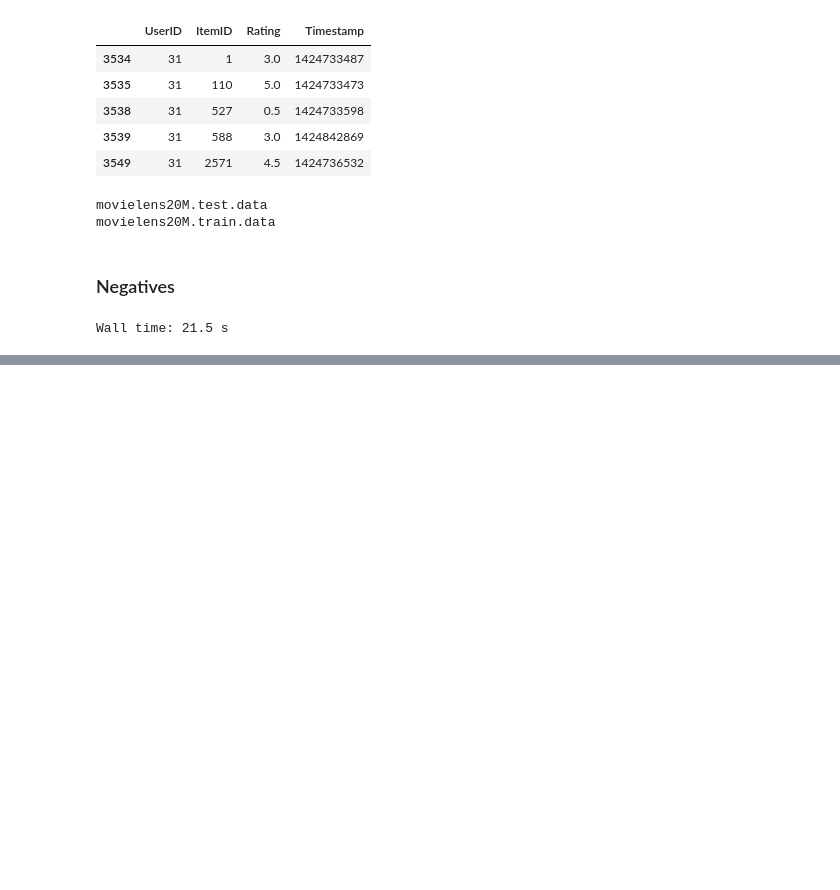
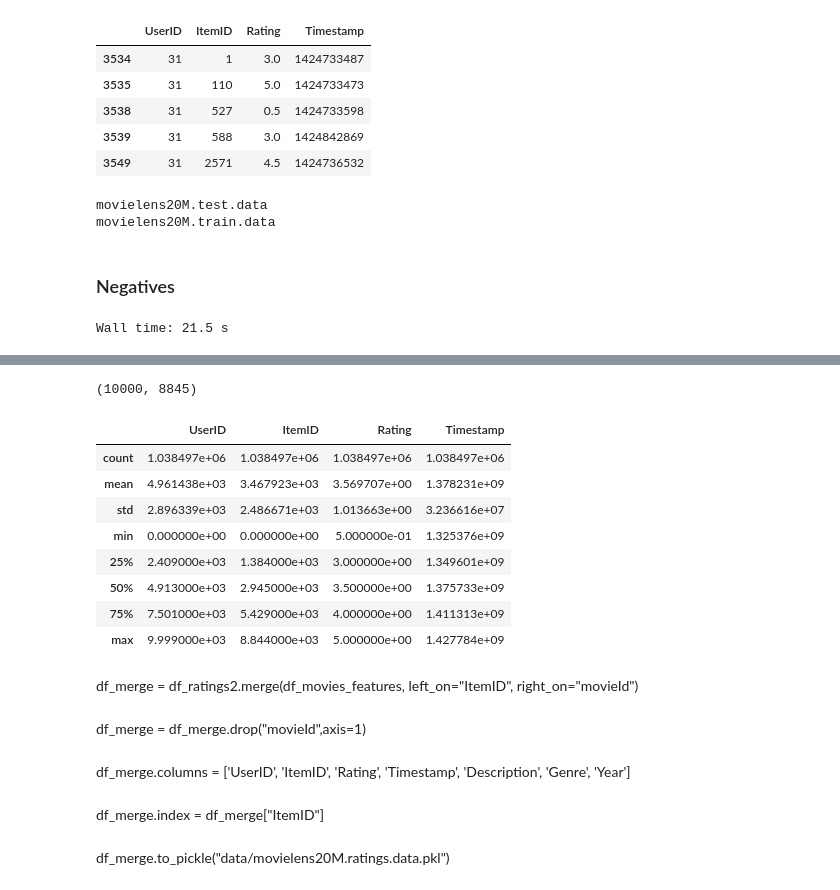
Before and after one commit to kdhiman0309/cse291-neural-collaborative-filtering, a Jupyter notebook: MovieLens20M.ipynb, the cells around one changed output, grey strips where cells are left out. Cells and saved outputs as stored; diff of their text form; code cells hidden in the pictures; blank space fills up the shorter version.

Commit message:
Movielens20M dataset notebook

```diff
--- a/MovieLens20M.ipynb
+++ b/MovieLens20M.ipynb
@@ -252,0 +187,7 @@ d = Dataset("movielense20M.ratings.data.pkl", prep_data=True, count_per_user_val
+# %%
+i = 0
+id_map_movie = dict()
+for m in item_set:
+    if not m in id_map_movie:
+        id_map_movie[m]=i
+        i+=1
@@ -252,0 +200,11 @@ d = Dataset("movielense20M.ratings.data.pkl", prep_data=True, count_per_user_val
+# %%
+df_ratings2["ItemID"] = df_ratings2["ItemID"].apply(lambda x: id_map_movie[x])
+# %%
+i = 0
+id_map_user = dict()
+for m in df_ratings2["UserID"].unique():
+    if not m in id_map_user:
+        id_map_user[m]=i
+        i+=1
+# %%
+df_ratings2["UserID"] = df_ratings2["UserID"].apply(lambda x: id_map_user[x])
@@ -252,0 +254,27 @@ d = Dataset("movielense20M.ratings.data.pkl", prep_data=True, count_per_user_val
+# %%
+len(df_ratings2.UserID.unique()),len(df_ratings2.ItemID.unique()),
+# %% [output]
+(10000, 8845)
+# %%
+df_ratings2.describe()
+# %% [output]
+|  | UserID | ItemID | Rating | Timestamp |
+| count | 1.038497e+06 | 1.038497e+06 | 1.038497e+06 | 1.038497e+06 |
+| mean | 4.961438e+03 | 3.467923e+03 | 3.569707e+00 | 1.378231e+09 |
+| std | 2.896339e+03 | 2.486671e+03 | 1.013663e+00 | 3.236616e+07 |
+| min | 0.000000e+00 | 0.000000e+00 | 5.000000e-01 | 1.325376e+09 |
+| 25% | 2.409000e+03 | 1.384000e+03 | 3.000000e+00 | 1.349601e+09 |
+| 50% | 4.913000e+03 | 2.945000e+03 | 3.500000e+00 | 1.375733e+09 |
+| 75% | 7.501000e+03 | 5.429000e+03 | 4.000000e+00 | 1.411313e+09 |
+| max | 9.999000e+03 | 8.844000e+03 | 5.000000e+00 | 1.427784e+09 |
+# %% [markdown]
+df_merge = df_ratings2.merge(df_movies_features, left_on="ItemID", right_on="movieId")
+# %% [markdown]
+df_merge = df_merge.drop("movieId",axis=1)
+# %% [markdown]
+df_merge.columns = ['UserID', 'ItemID', 'Rating', 'Timestamp', 'Description',
+       'Genre', 'Year']
+# %% [markdown]
+df_merge.index = df_merge["ItemID"]
+# %% [markdown]
+df_merge.to_pickle("data/movielens20M.ratings.data.pkl")
```
Also changed, not shown: parts of 43 cells of this notebook.
